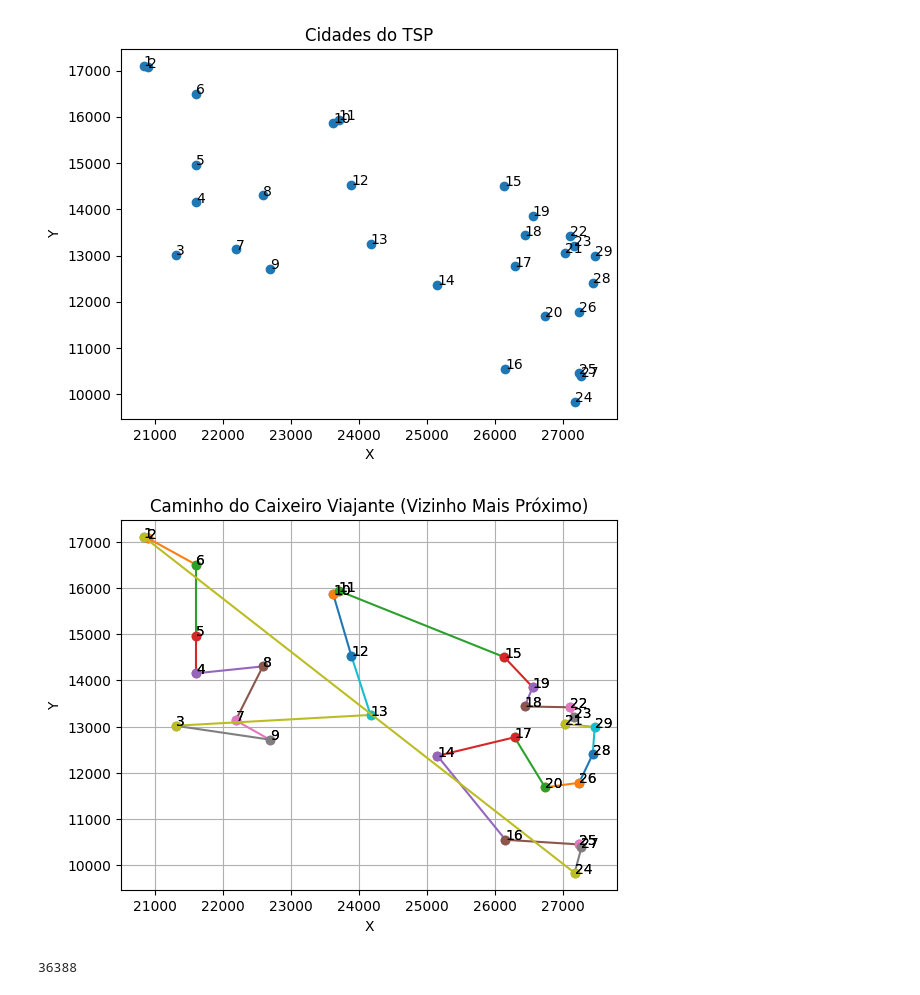
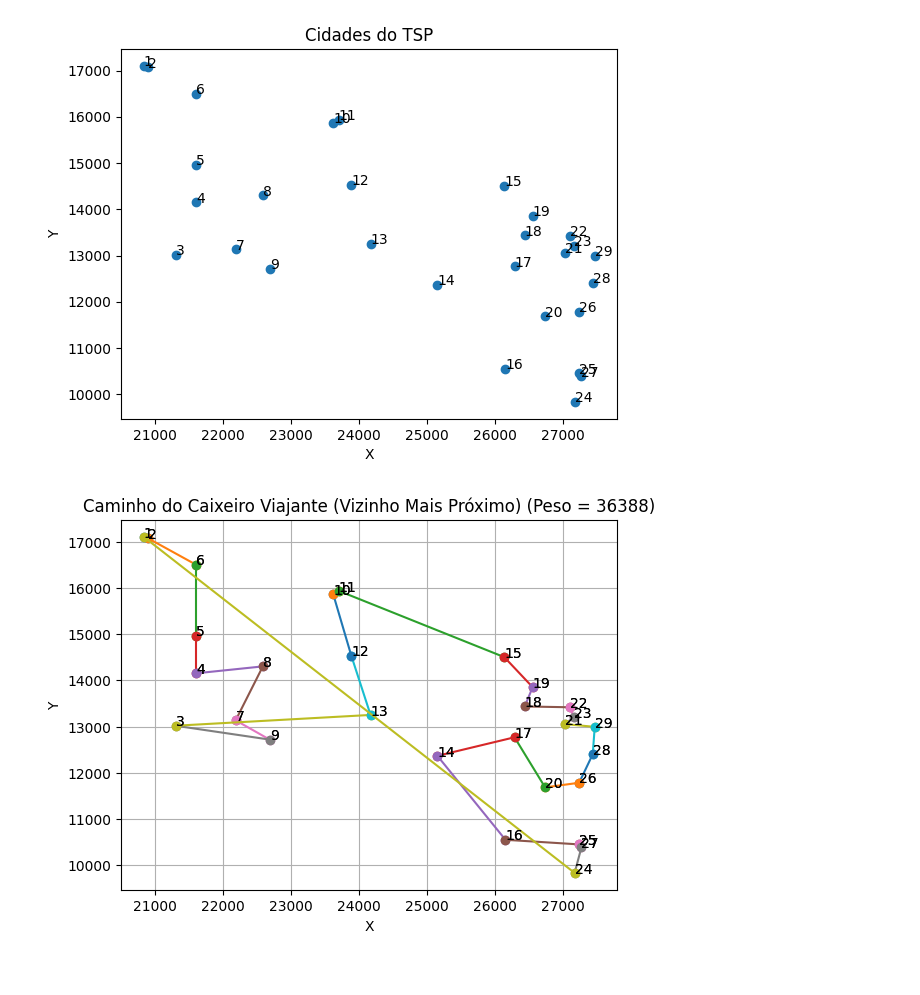
Before and after one commit to Erc-prog-xD/Grafos_trabfinal, a Jupyter notebook: pcv.ipynb, the cells around one changed output. Cells and saved outputs as stored; diff of their text form; code cells hidden in the pictures.

```diff
--- a/pcv.ipynb
+++ b/pcv.ipynb
@@ -134,9 +191,8 @@ plotar_cidades(coords)
 # %% [output]
 [figure]
 # %%
+# Algoritmo guloso
 caminho, arestas, peso = vizinho_mais_proximo(coords)
-plotar_arestas(arestas)
-peso
+plotar_arestas(arestas, peso)
 # %% [output]
-[figure, old version]
+[figure, new version]
-36388
```
Also changed, not shown: parts of 7 cells of this notebook, 1 other file.
